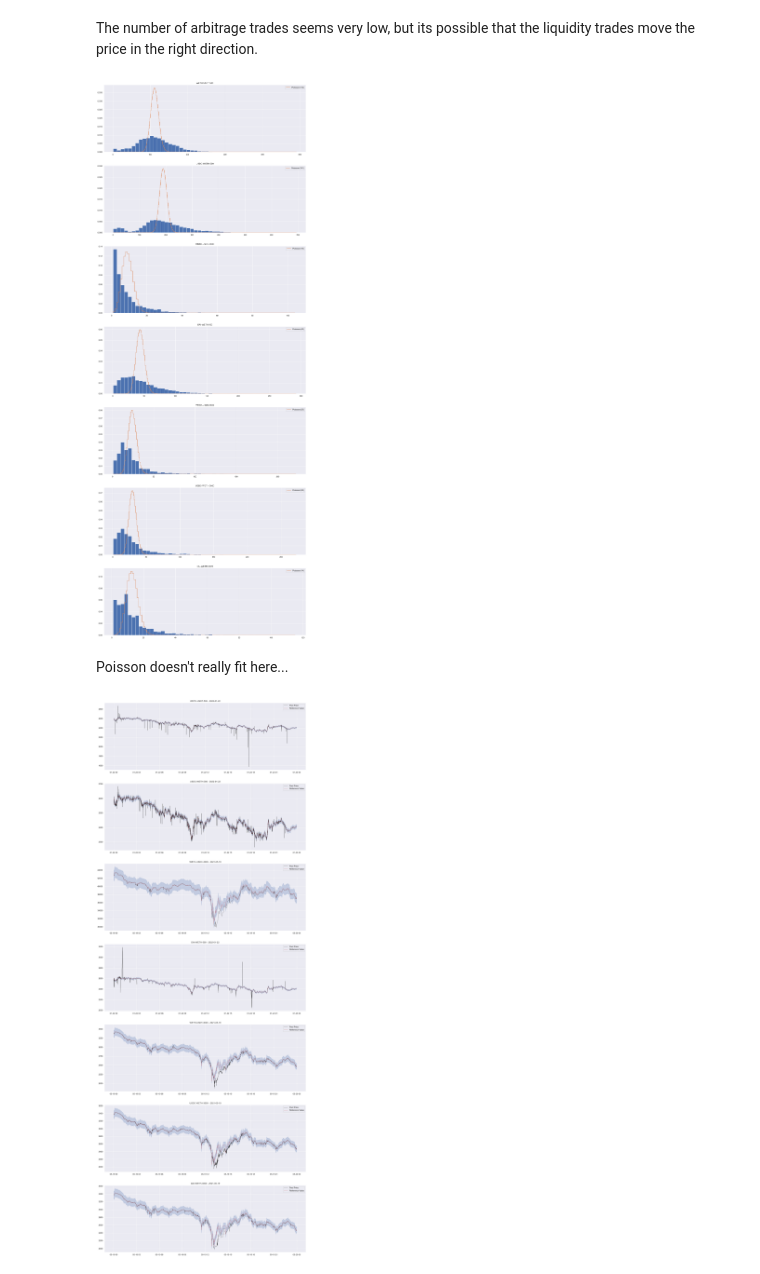
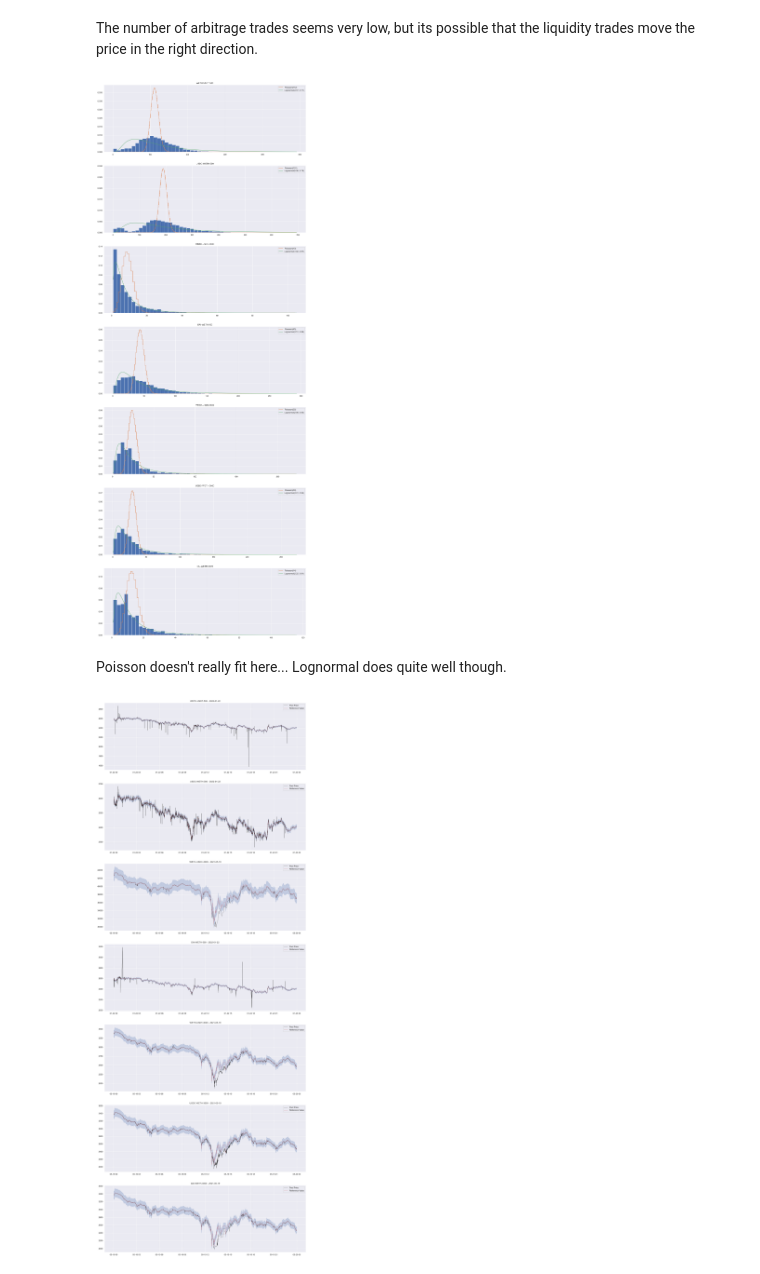
Before and after one commit to pradeeptadas/uniswap-v3-project, a Jupyter notebook: eda_notebooks/Swap EDA.ipynb, the cells around one changed output. Drawn from its saved outputs; the diff is of its cells as text; code cells hidden in the pictures.

Commit message:
Swap EDA starter

```diff
--- a/eda_notebooks/Swap EDA.ipynb
+++ b/eda_notebooks/Swap EDA.ipynb
@@ -155,27 +155,32 @@ The number of arbitrage trades seems very low, but its possible that the liquidi
 # %%
 n_plots = len(swap_data.keys())
 fig, ax = plt.subplots(n_plots, 1, figsize=(20, n_plots * 8))
 
 for i, (pool, swap_df) in enumerate(swap_data.items()):
     liqu_swaps = swap_df.loc[(~swap_df['is_arbitrage'].fillna(True)), :].copy()
     liqu_swaps['swap_time_hour'] = liqu_swaps['swap_time'].dt.floor('H')
     liqu_swaps_per_hour = liqu_swaps.groupby('swap_time_hour')['tx_hash'].count()
 
     ax[i].hist(liqu_swaps_per_hour, bins=50, density=True)
 
     mu = liqu_swaps_per_hour.mean()
     x = np.arange(liqu_swaps_per_hour.min(), liqu_swaps_per_hour.max())
     y = stats.poisson.pmf(x, mu=mu)
     ax[i].plot(x, y, drawstyle='steps', label=f'Poissson({mu:,.0f})')
 
+    params = stats.lognorm.fit(liqu_swaps_per_hour, floc=0)
+    x = np.linspace(liqu_swaps_per_hour.min(), liqu_swaps_per_hour.max(), 1000)
+    y = stats.lognorm.pdf(x, *params)
+    ax[i].plot(x, y, label=f'Lognormal({np.log(params[2]):,.2f}, {params[0]:,.2f})')
+
     ax[i].set_title(f'{pool}')
     ax[i].legend(loc='upper right')
 
 plt.show()
 # %% [output]
-[figure, old version]
+[figure, new version]
 # %% [markdown]
-Poisson doesn't really fit here...
+Poisson doesn't really fit here... Lognormal does quite well though.
 # %%
 def plot_prices(swap_df, ref_price_df, ax=None):
     if ax is None:
```
Also changed, not shown: parts of 1 cell of this notebook.
